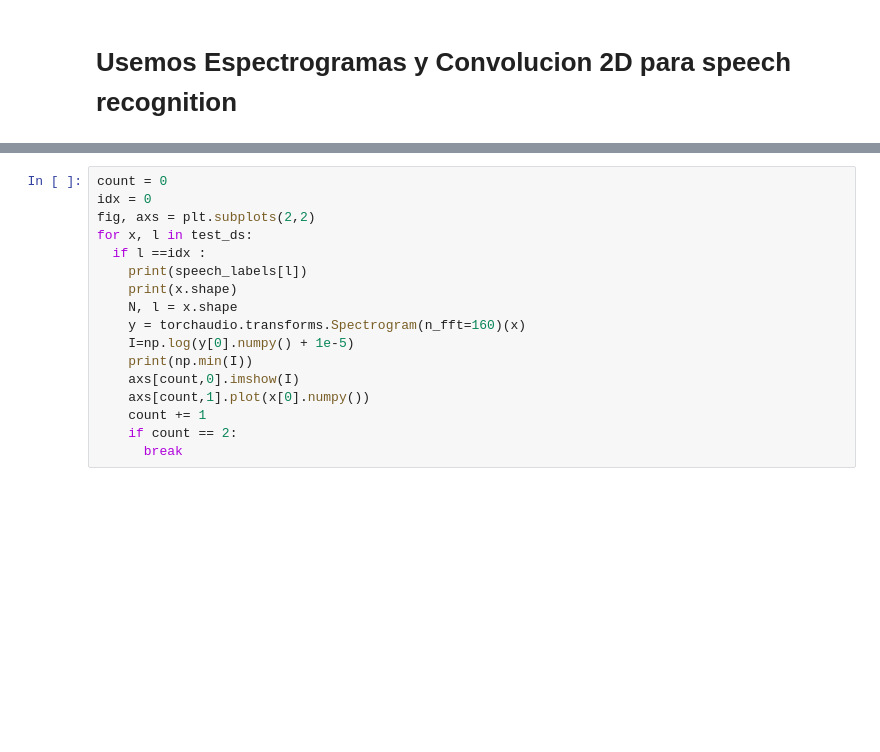
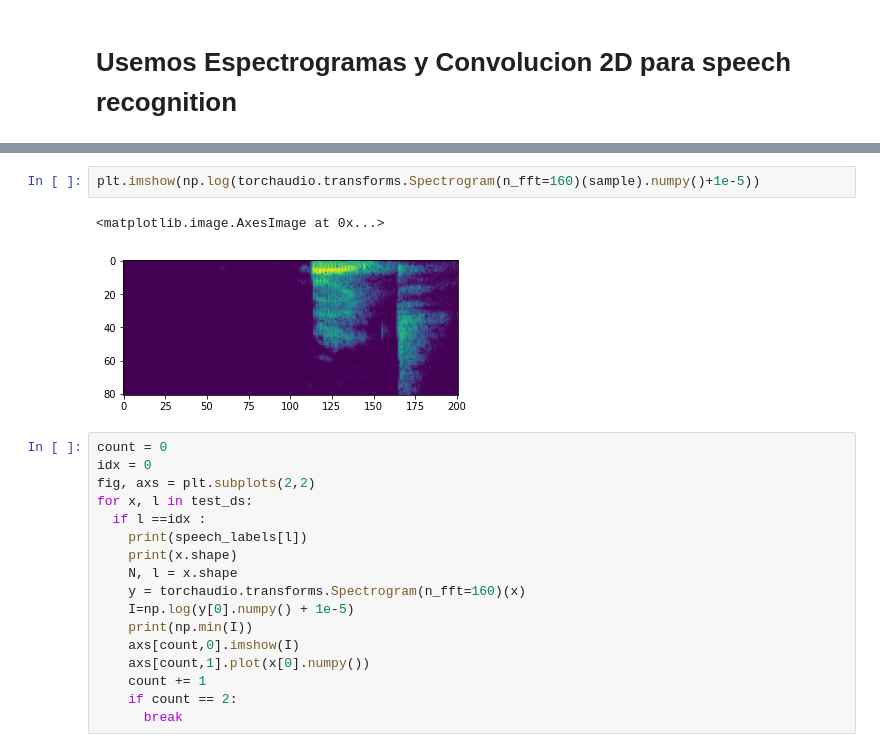
Before and after one commit to elvin-mark/CursoVeranoML, a Jupyter notebook: notebooks/Clase4.ipynb, the cells around one changed output, grey strips where cells are left out. Saved outputs shown, nothing was run; the diff lists cells and outputs as text; blank space fills up the shorter version.

```diff
--- a/notebooks/Clase4.ipynb
+++ b/notebooks/Clase4.ipynb
@@ -213,3 +254,8 @@ Bed
+# %%
+plt.imshow(np.log(torchaudio.transforms.Spectrogram(n_fft=160)(sample).numpy()+1e-5))
+# %% [output]
+<matplotlib.image.AxesImage at 0x...>
+[figure, added]
 # %%
 count = 0
 idx = 0
```
Also changed, not shown: parts of 34 cells of this notebook.
